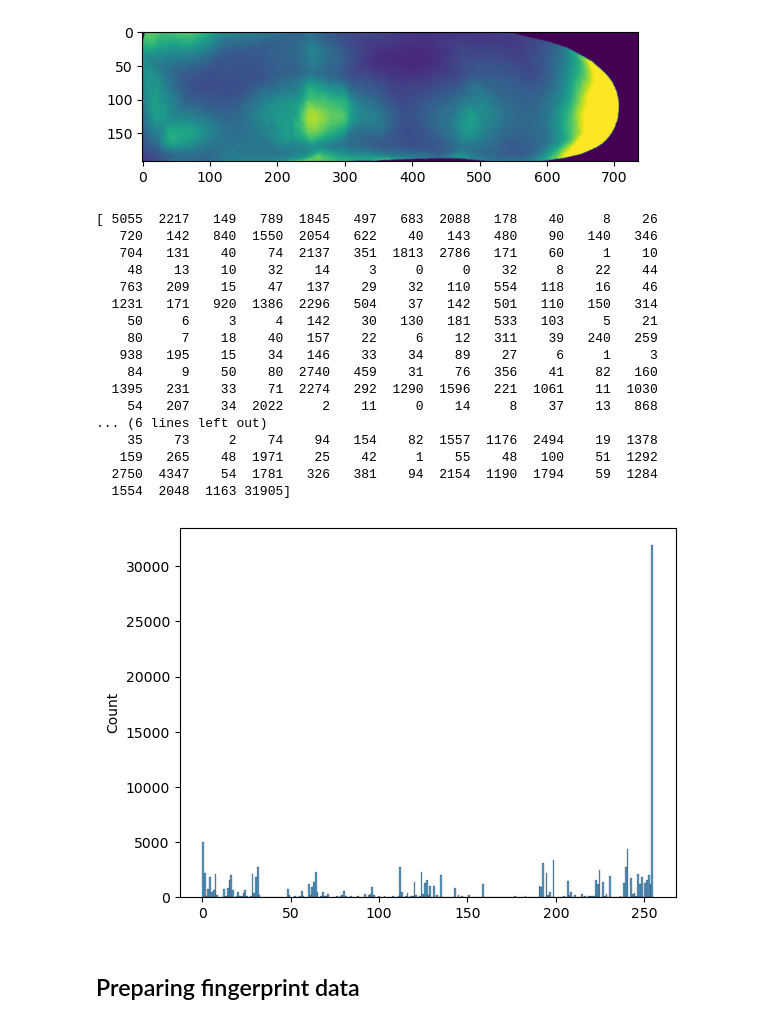
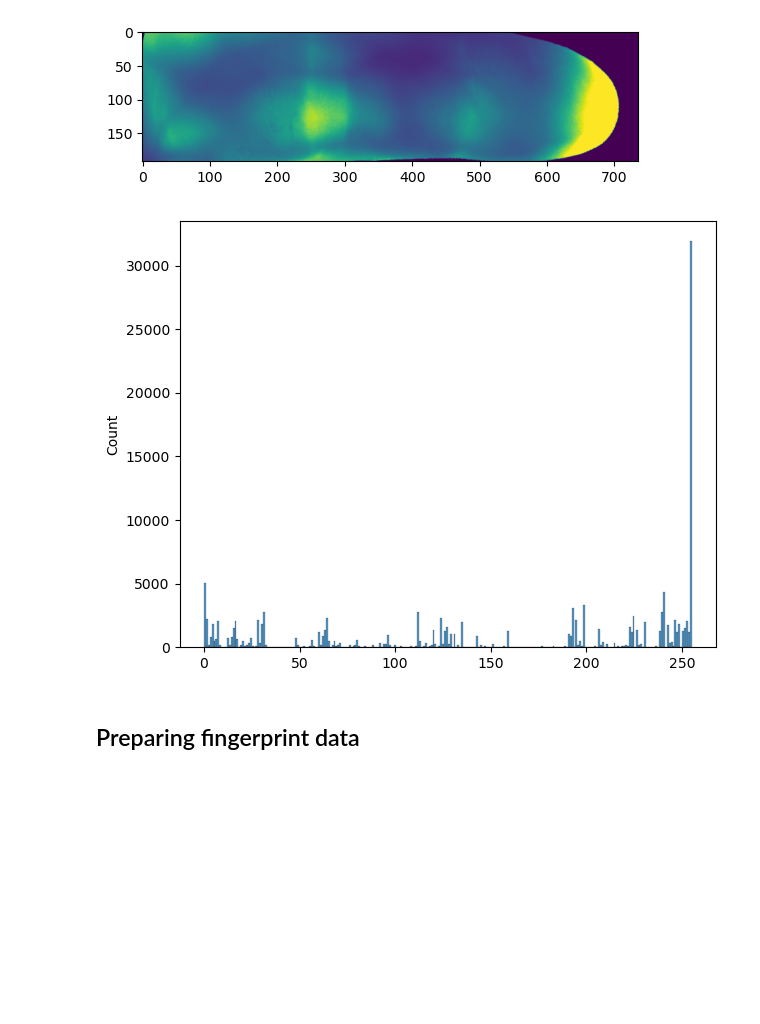
Before and after one commit to Andino20/PAD_LBP_PS-Bildverarbeitung-WS25, a Jupyter notebook: notebooks/LBP.ipynb, the cells around one changed output. Saved outputs shown, nothing was run; the diff lists cells and outputs as text; code cells hidden in the pictures; blank space fills up the shorter version.

```diff
--- a/notebooks/LBP.ipynb
+++ b/notebooks/LBP.ipynb
@@ -17,27 +17,11 @@ plt.show()
 # %%
 lbp = local_binary_pattern(fingerprint, P=8, R=1)
 sns.histplot(lbp.ravel(), bins=256)
 hist = np.bincount(lbp.ravel().astype(np.uint8))
-print(hist)
+plt.tight_layout()
+plt.show()
 # %% [output]
-[ 5055  2217   149   789  1845   497   683  2088   178    40     8    26
-   720   142   840  1550  2054   622    40   143   480    90   140   346
-   704   131    40    74  2137   351  1813  2786   171    60     1    10
-    48    13    10    32    14     3     0     0    32     8    22    44
-   763   209    15    47   137    29    32   110   554   118    16    46
-  1231   171   920  1386  2296   504    37   142   501   110   150   314
-    50     6     3     4   142    30   130   181   533   103     5    21
-    80     7    18    40   157    22     6    12   311    39   240   259
-   938   195    15    34   146    33    34    89    27     6     1     3
-    84     9    50    80  2740   459    31    76   356    41    82   160
-  1395   231    33    71  2274   292  1290  1596   221  1061    11  1030
-    54   207    34  2022     2    11     0    14     8    37    13   868
-... (6 lines left out)
-    35    73     2    74    94   154    82  1557  1176  2494    19  1378
-   159   265    48  1971    25    42     1    55    48   100    51  1292
-  2750  4347    54  1781   326   381    94  2154  1190  1794    59  1284
-  1554  2048  1163 31905]
-[figure, old version]
+[figure, new version]
 # %% [markdown]
 ## Preparing fingerprint data
 # %%
```
Also changed, not shown: parts of 9 cells of this notebook.
